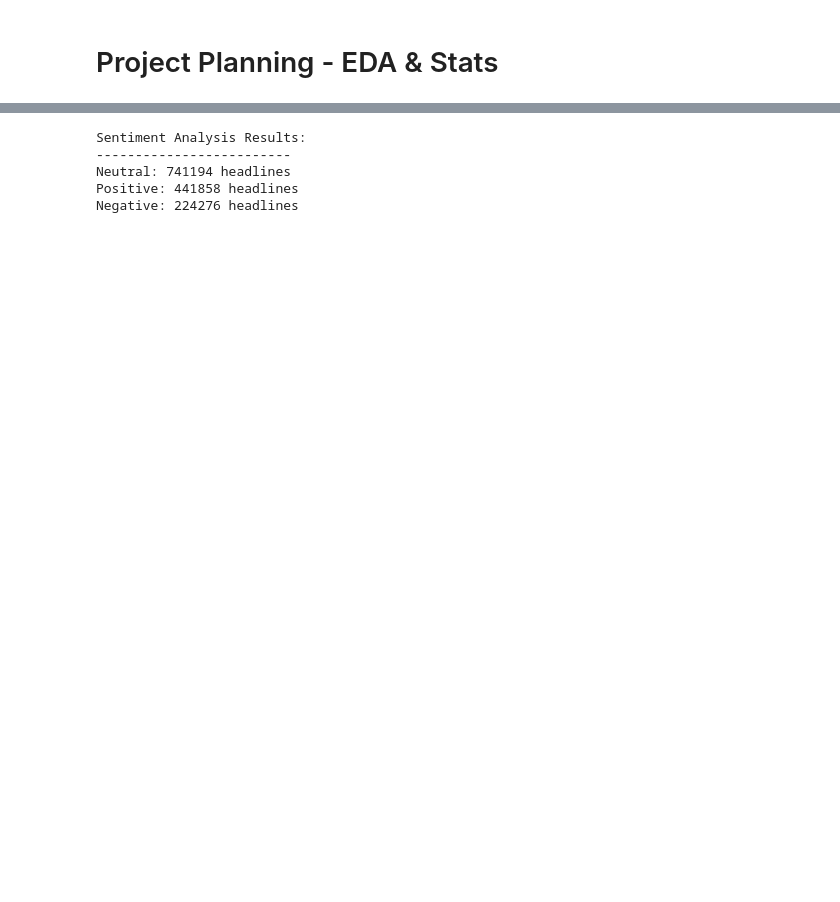
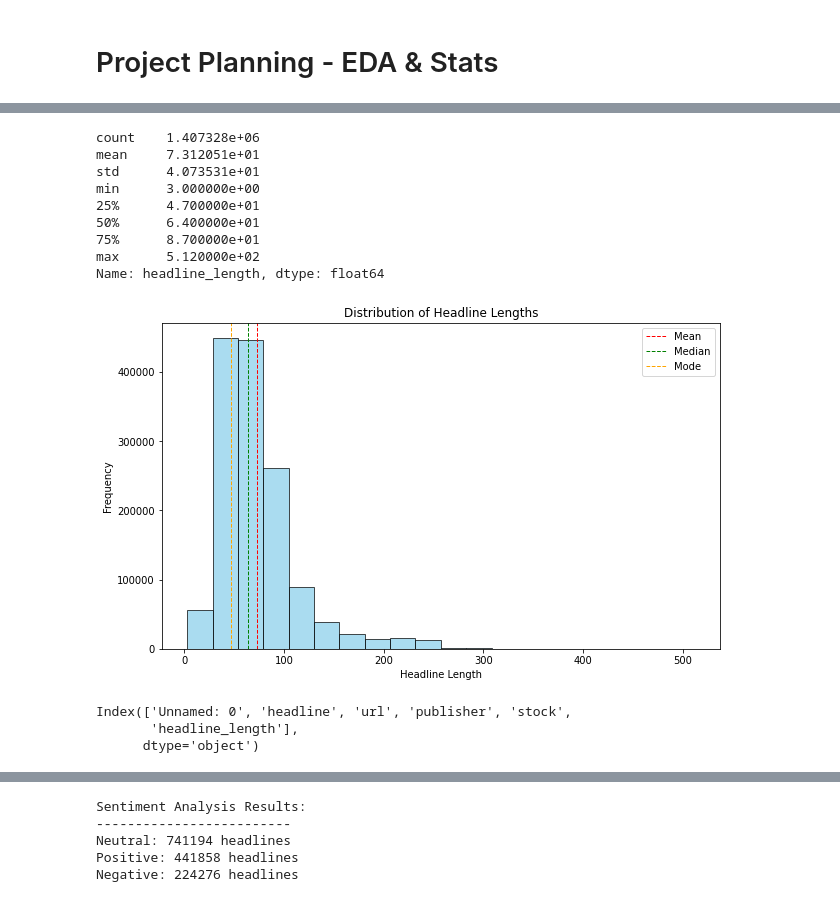
Before and after one commit to Yaadee/Finance_Data_Analysis, a Jupyter notebook: notebooks/Financial_EDA.ipynb, the cells around one changed output, grey strips where cells are left out. Drawn from its saved outputs; the diff is of its cells as text; code cells hidden in the pictures; blank space fills up the shorter version.

```diff
--- a/notebooks/Financial_EDA.ipynb
+++ b/notebooks/Financial_EDA.ipynb
@@ -30,5 +37,5 @@ nlp = spacy.load('en_core_web_sm')
 # %% [markdown]
 # Project Planning - EDA & Stats
 # %%
-df = pd.read_csv("./data/raw_analyst_ratings.csv",)
+df = pd.read_csv("/home/yadasa/Desktop/Finance-Data-Analysis/data/raw_analyst_ratings.csv",)
 # %%
@@ -36,13 +50,48 @@ df.head(10)
 # %%
-
 # Calculate the length of each headline and create a new column
-df['headline_length'] = df['headline'].apply(lambda x: len(x))
+df['headline_length'] = df['headline'].apply(len)
 
 # Basic statistics for headline length
 headline_stats = df['headline_length'].describe()
 
 # Print the statistics
-print("\nStatistics of headlines")
+print(headline_stats)
 
-headline_stats
+# Plotting
+plt.figure(figsize=(10, 6))
+
+# Histogram of headline lengths
+plt.hist(df['headline_length'], bins=20, color='skyblue', edgecolor='black', alpha=0.7)
+plt.xlabel('Headline Length')
+plt.ylabel('Frequency')
+plt.title('Distribution of Headline Lengths')
+
+# Add vertical lines for mean, median, and mode
+plt.axvline(df['headline_length'].mean(), color='red', linestyle='dashed', linewidth=1, label='Mean')
+plt.axvline(df['headline_length'].median(), color='green', linestyle='dashed', linewidth=1, label='Median')
+
+mode_val = df['headline_length'].mode()[0]  # Mode could be multiple values, so taking the first one
+plt.axvline(mode_val, color='orange', linestyle='dashed', linewidth=1, label='Mode')
+
+plt.legend()
+
+# Show plot
+plt.show()
+# %% [output]
+count    1.407328e+06
+mean     7.312051e+01
+std      4.073531e+01
+min      3.000000e+00
+25%      4.700000e+01
+50%      6.400000e+01
+75%      8.700000e+01
+max      5.120000e+02
+Name: headline_length, dtype: float64
+[figure, added]
+# %%
+df.columns
+# %% [output]
+Index(['Unnamed: 0', 'headline', 'url', 'publisher', 'stock',
+       'headline_length'],
+      dtype='object')
 # %%
```
Also changed, not shown: parts of 20 cells of this notebook.
